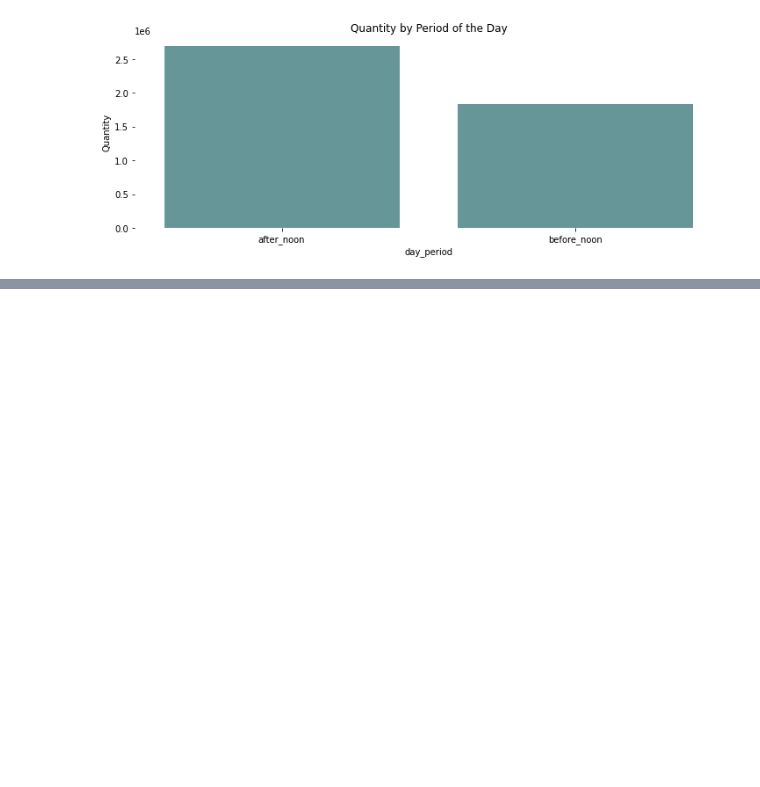
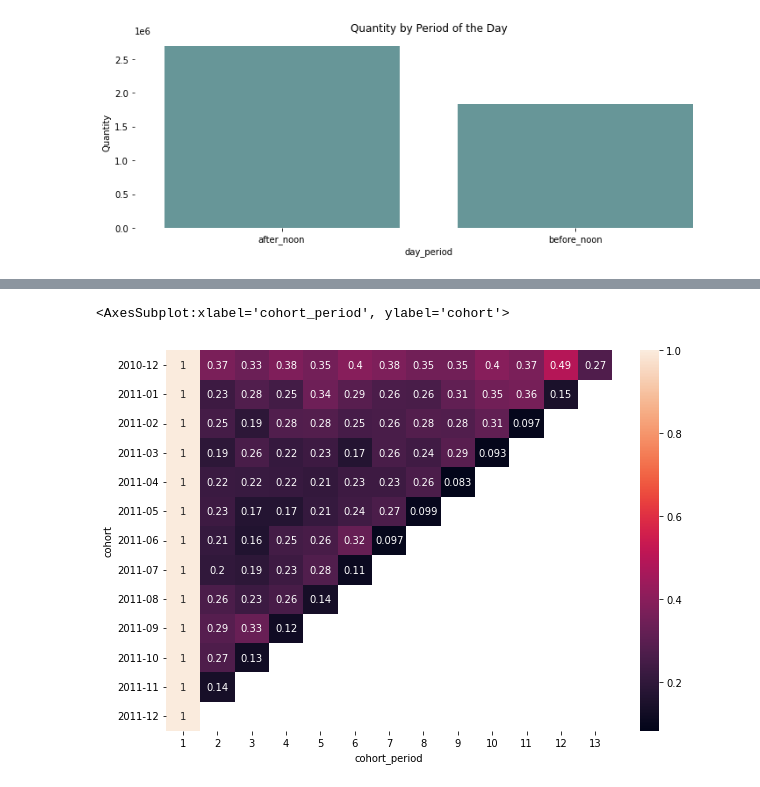
Before and after one commit to daianeklein/customer-segmentation, a Jupyter notebook: customer-segmentation.ipynb, the cells around one changed output, grey strips where cells are left out. Saved outputs shown, nothing was run; the diff lists cells and outputs as text; code cells hidden in the pictures; blank space fills up the shorter version.

Commit message:
update cohort analysis

```diff
--- a/customer-segmentation.ipynb
+++ b/customer-segmentation.ipynb
@@ -557,0 +463,7 @@ users
+# %%
+#getting the first date by client
+df3 = df3.set_index('CustomerID')
+df3['cohort'] = df3.groupby(level = 0)['month'].min()
+df3 = df3.reset_index()
+
+df3.head()
@@ -557,0 +494,8 @@ users
+# %%
+def plot_cohort_period(df3):
+    df3['cohort_period'] = np.arange(len(df3)) +1
+    return df3
+
+cohort2 = cohort2.groupby(level = 0).apply(plot_cohort_period)
+cohort2 = cohort2.reset_index().set_index(['cohort', 'cohort_period'])
+#cohort2.set_index(['cohort', 'cohort_period'])
@@ -557,0 +553,6 @@ users
+# %%
+plt.figure(figsize = (10, 7))
+sns.heatmap(users.T, mask = users.T.isnull(), annot = True)
+# %% [output]
+<AxesSubplot:xlabel='cohort_period', ylabel='cohort'>
+[figure, added]
```
Also changed, not shown: parts of 31 cells of this notebook.
